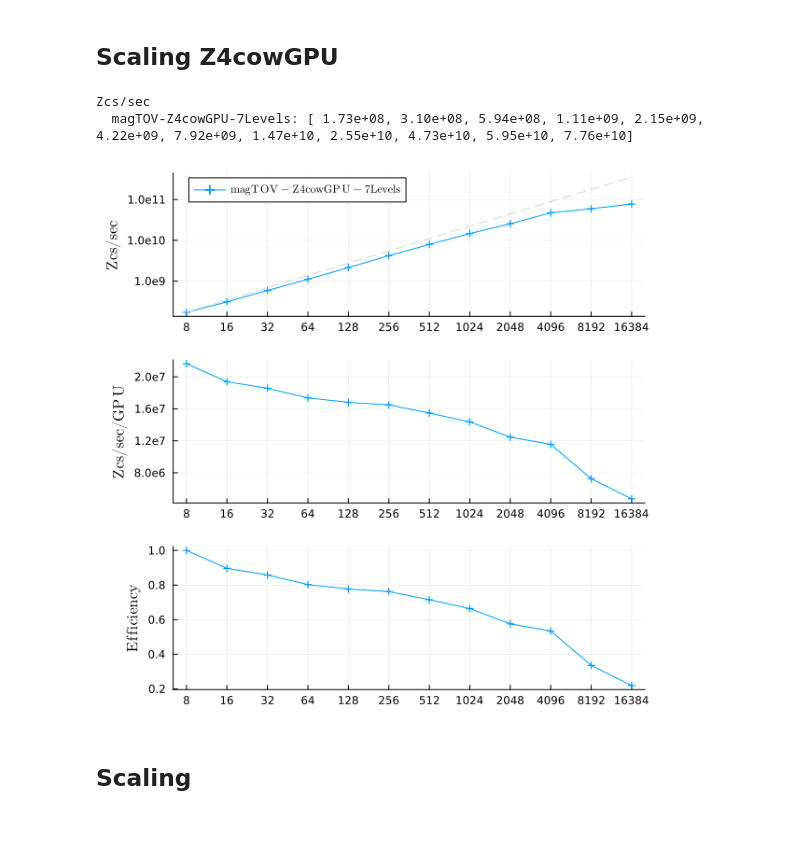
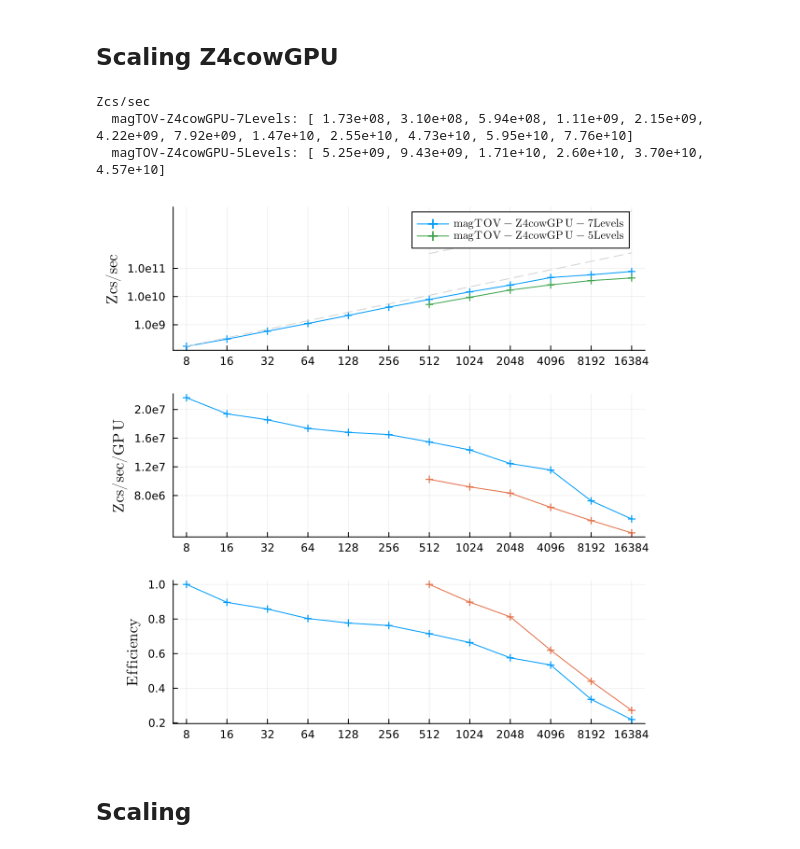
Before and after one commit to lwJi/ETK-Scaling-Tests, a Jupyter notebook: frontier/ipynb/magTOV-Levels7.ipynb, the cells around one changed output. Saved outputs shown, nothing was run; the diff lists cells and outputs as text; code cells hidden in the pictures.

Commit message:
frontier: update magTOV-Levels7.ipynb

```diff
--- a/frontier/ipynb/magTOV-Levels7.ipynb
+++ b/frontier/ipynb/magTOV-Levels7.ipynb
@@ -115,6 +115,9 @@ let patt_dirss = [
         ([
             (r"magTOV_Z4cowGPU_L7_N\d+_r0000", "magTOV-Z4cowGPU-7Levels"),
         ], "../data/magTOV-Scaling/Levels7/Block8-Z4cowGPU/", :cross),
+        ([
+            (r"magTOV_Z4cowGPU_L5_N\d+_r0000", "magTOV-Z4cowGPU-5Levels"),
+        ], "../data/magTOV-Scaling/Levels5/Block8-Z4cowGPU/", :cross),
     ]
 
     # Plot Zcs/sec
@@ -134,34 +137,35 @@ let patt_dirss = [
     yticks!(plt3, ys, [string(n) for n in ys])
 
     println("Zcs/sec")
     for (patterns, parent_dir, mark) in patt_dirss
         # Load averages for the given patterns and directory
         dats, labs = MiscStdout.load_avgs(patterns, parent_dir; option = "ZcsPerSecond", range=:)
         # Iterate through the loaded datasets
         for (i, dat) in enumerate(dats)
             # Plot Zcs/sec
             plot!(plt1, dat[1] * 8, dat[2], label = L"\mathrm{%$(labs[i])}", marker = mark)
             plot!(plt1, dat[1] * 8, dat[2][1] .* dat[1], label="", linestyle=:dash, color=:lightgray)
 
             @printf("  %8s: [", labs[i])
             println(join([@sprintf(" %8.2e", d) for d in dat[2]], ","), "]")
 
             plot!(plt3, dat[1] * 8, dat[2] ./ (dat[1] * 8), label = "",  marker = mark)
 
             # Plot Efficiency
             value_per_node = dat[2] ./ dat[1]
             efficiency = value_per_node ./ first(value_per_node)
             plot!(plt2, dat[1] * 8, efficiency, label="", marker = mark)
         end
     end
 
     plt = plot(plt1, plt3, plt2, layout=(3,1), size=(600, 600))
     display(plt)
 end
 # %% [output]
 Zcs/sec
   magTOV-Z4cowGPU-7Levels: [ 1.73e+08, 3.10e+08, 5.94e+08, 1.11e+09, 2.15e+09, 4.22e+09, 7.92e+09, 1.47e+10, 2.55e+10, 4.73e+10, 5.95e+10, 7.76e+10]
+  magTOV-Z4cowGPU-5Levels: [ 5.25e+09, 9.43e+09, 1.71e+10, 2.60e+10, 3.70e+10, 4.57e+10]
-[figure, old version]
+[figure, new version]
 # %% [markdown]
 ## Scaling
 # %%
```
